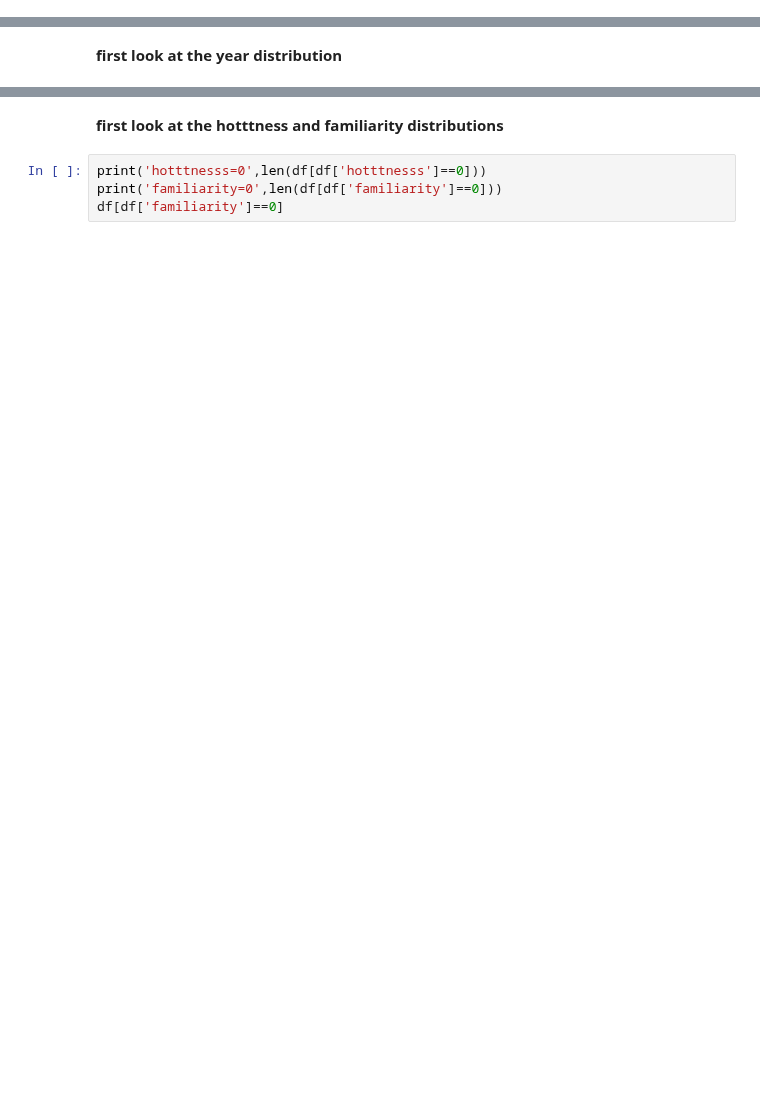
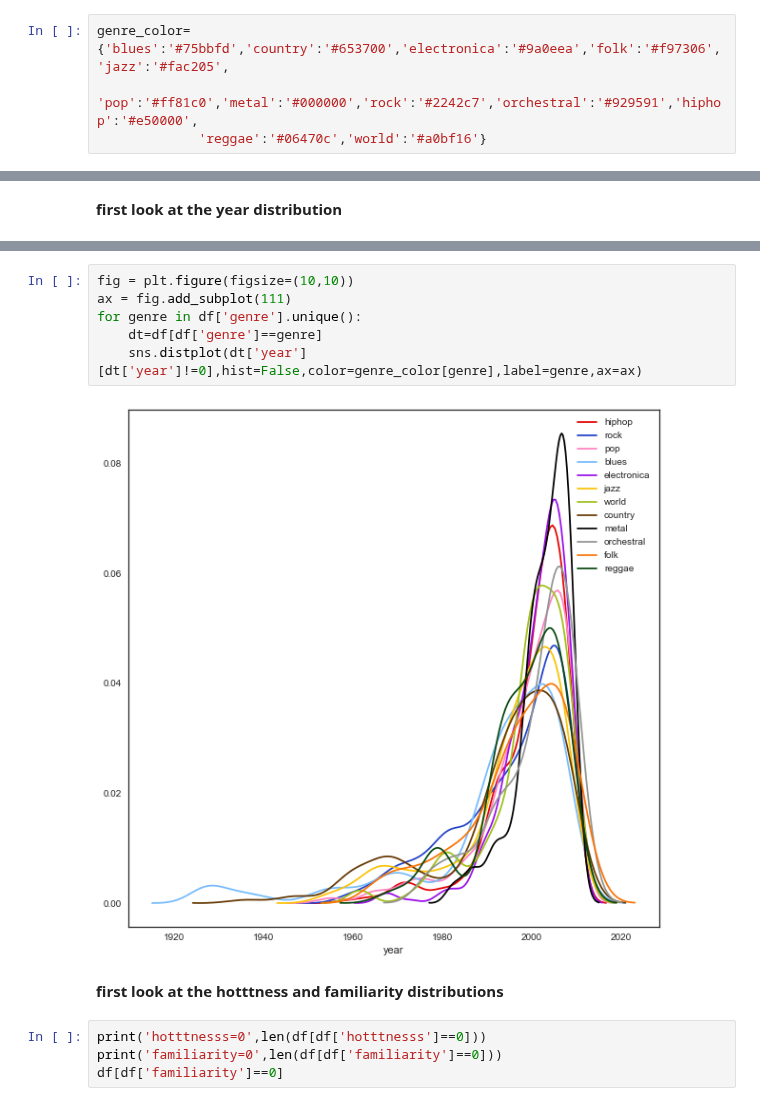
Before and after one commit to mathildemrt/ada, a Jupyter notebook: project/project.ipynb, the cells around one changed output, grey strips where cells are left out. Drawn from its saved outputs; the diff is of its cells as text; blank space fills up the shorter version.

```diff
--- a/project/project.ipynb
+++ b/project/project.ipynb
@@ -510,3 +488,7 @@ df.groupby('genre')['genre'].count().plot('bar',title='Repartition of the differ
+# %%
+genre_color={'blues':'#75bbfd','country':'#653700','electronica':'#9a0eea','folk':'#f97306','jazz':'#fac205',
+             'pop':'#ff81c0','metal':'#000000','rock':'#2242c7','orchestral':'#929591','hiphop':'#e50000',
+             'reggae':'#06470c','world':'#a0bf16'}
 # %%
 fig = plt.figure(figsize=(10,5))
 ax = fig.add_subplot(111)
@@ -527,3 +515,11 @@ sns.distplot(df['year'][df['year']!=0],ax=ax)
+# %%
+fig = plt.figure(figsize=(10,10))
+ax = fig.add_subplot(111)
+for genre in df['genre'].unique():
+    dt=df[df['genre']==genre]
+    sns.distplot(dt['year'][dt['year']!=0],hist=False,color=genre_color[genre],label=genre,ax=ax)
+# %% [output]
+[figure, added]
 # %% [markdown]
 **first look at the hotttness and familiarity distributions**
 # %%
```
Also changed, not shown: parts of 50 cells of this notebook.
